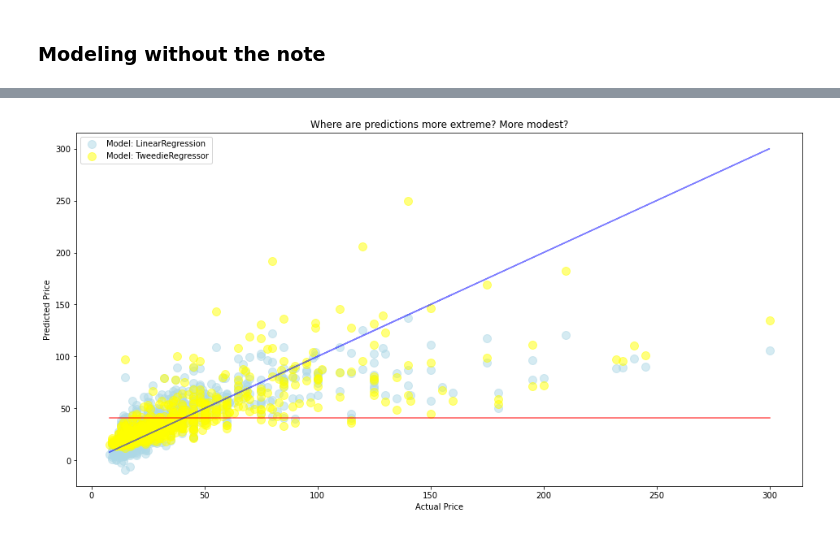
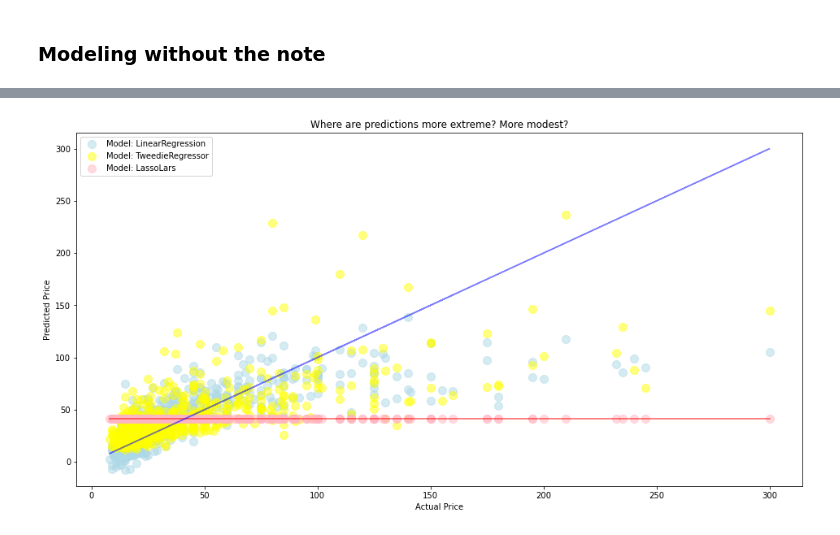
Before and after one commit to morgancross2/wine_rankings, a Jupyter notebook: working_report.ipynb, the cells around one changed output, grey strips where cells are left out. Saved outputs shown, nothing was run; the diff lists cells and outputs as text; code cells hidden in the pictures.

```diff
--- a/working_report.ipynb
+++ b/working_report.ipynb
@@ -58,0 +59,2 @@ df.head()
+# %%
+df = wrangle.add_nlp(df)
@@ -518,4 +609,4 @@ train_scaled, val_scaled, test_scaled = scale_data(train, val, test, cols)
 # %%
-X_train, y_train = train_scaled.drop(columns=['winery', 'wine', 'note', 'price', 'top100_year']), pd.DataFrame(train.price)
-X_val, y_val = val_scaled.drop(columns=['winery', 'wine', 'note', 'price', 'top100_year']), pd.DataFrame(val.price)
-X_test, y_test = test_scaled.drop(columns=['winery', 'wine', 'note', 'price', 'top100_year']), pd.DataFrame(test.price)
+X_train, y_train = train.drop(columns=['winery', 'wine', 'note', 'price','issue_year', 'top100_year']), pd.DataFrame(train.price)
+X_val, y_val = val.drop(columns=['winery', 'wine', 'note', 'price','issue_year', 'top100_year']), pd.DataFrame(val.price)
+X_test, y_test = test.drop(columns=['winery', 'wine', 'note', 'price','issue_year', 'top100_year']), pd.DataFrame(test.price)
@@ -707,22 +804,22 @@ metrics
 # %%
 # y_validate.head()
 plt.figure(figsize=(16,8))
 plt.plot(y_val.price, y_val.pred_mean, alpha=.5, color="red", label='_nolegend_')
 plt.annotate("Baseline: Predict Using Mean", (0, 340000))
 plt.plot(y_val.price, y_val.price, alpha=.5, color="blue", label='_nolegend_')
 plt.annotate("The Ideal Line: Predicted = Actual", (.5, 15000), rotation=25.5)
 
 plt.scatter(y_val.price, y_val.pred_lm,
             alpha=.5, color="lightblue", s=100, label="Model: LinearRegression")
 plt.scatter(y_val.price, y_val.pred_glm,
             alpha=.5, color="yellow", s=100, label="Model: TweedieRegressor")
-# plt.scatter(y_val.price, y_val.pred_,
-#             alpha=.5, color="lightpink", s=100, label="Model 4th degree Polynomial")
+plt.scatter(y_val.price, y_val.pred_lars,
+            alpha=.5, color="lightpink", s=100, label="Model: LassoLars")
 plt.legend()
 plt.xlabel("Actual Price")
 plt.ylabel("Predicted Price")
 plt.title("Where are predictions more extreme? More modest?")
 
 plt.show()
 # %% [output]
-[figure, old version]
+[figure, new version]
```
Also changed, not shown: parts of 40 cells of this notebook, 1 other file.
